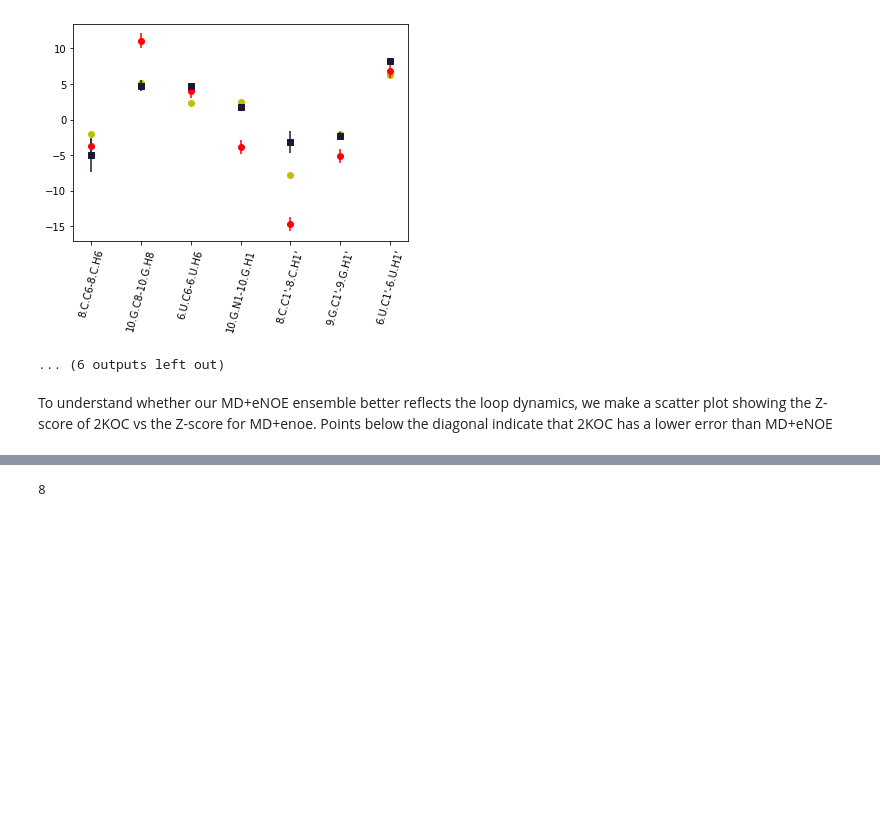
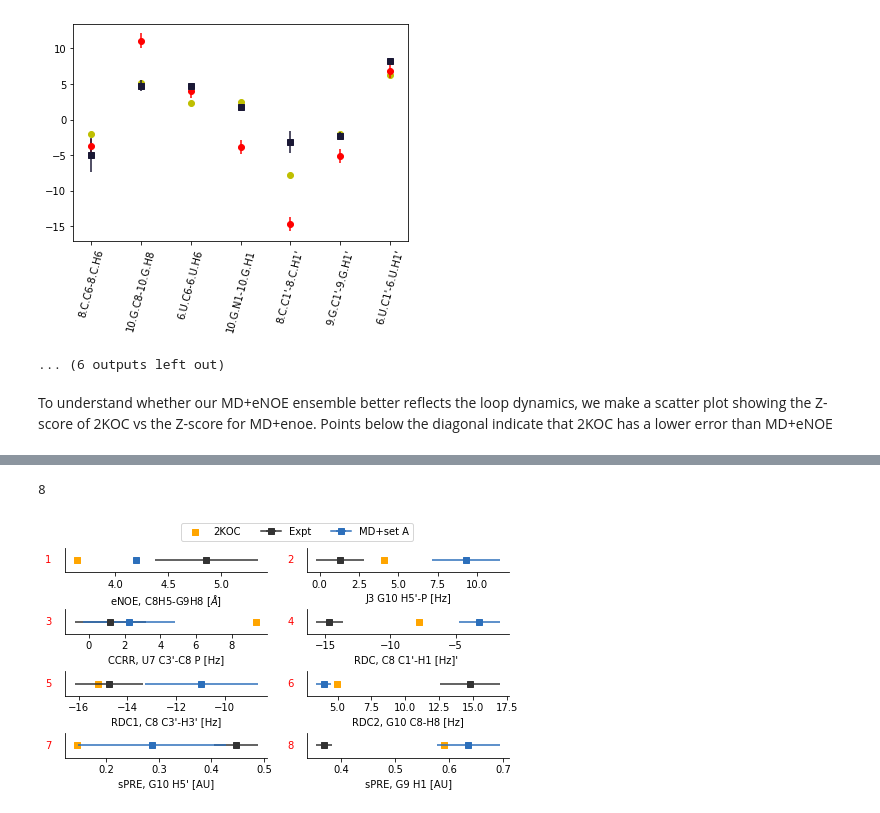
Before and after one commit to KULL-Centre/papers, a Jupyter notebook: 2020/UUCG-dynamics-Bottaro-et-al/SI4_random_forest.ipynb, the cells around one changed output, grey strips where cells are left out. Saved outputs shown, nothing was run; the diff lists cells and outputs as text; code cells hidden in the pictures; blank space fills up the shorter version.

```diff
--- a/2020/UUCG-dynamics-Bottaro-et-al/SI4_random_forest.ipynb
+++ b/2020/UUCG-dynamics-Bottaro-et-al/SI4_random_forest.ipynb
@@ -619,39 +619,40 @@ plt.close()
 import matplotlib
 import matplotlib.pyplot as plt
 
-selection_name = ["eNOE, C8H5-G9H8 [$\AA$]","J3 G10 1H5-P [Hz]","CCRR, U7C3'-C8P [Hz]","RDC, C8 C1'-H1 [Hz]' ","RDC1, C8 C3'-H3' [Hz]",\
+selection_name = ["eNOE, C8H5-G9H8 [$\AA$]","J3 G10 H5'-P [Hz]","CCRR, U7 C3'-C8 P [Hz]","RDC, C8 C1'-H1 [Hz]' ","RDC1, C8 C3'-H3' [Hz]",\
                   "RDC2, G10 C8-H8 [Hz]","sPRE, G10 H5' [AU]","sPRE, G9 H1 [AU]"]
 print(len(selection_data))
 fig, ax = plt.subplots(4,2,figsize=(7,4))
 l = 0
 plt.subplots_adjust(left=0.07, bottom=0.12, right=0.95, top=0.85, wspace=0.2, hspace=1.5)
 for i in range(4):
     for k in range(2):
         ax[i,k].errorbar(selection_data[l][0],0.5,xerr=selection_data[l][1],fmt="s-",c="0.2",label="Expt")
         #print(selection_data[i])
         ax[i,k].errorbar(selection_data[l][2],0.5,xerr=selection_data[l][3],fmt="s-",label="MD+set A",c="#2c6fbb")
         if(l==1):
-            ax[i,k].scatter(selection_data[l][4],0.5,c="orange",marker="s",label="2KOC",s=120)
+            ax[i,k].scatter(selection_data[l][4],0.5,c="orange",marker="s",label="2KOC")
         else:
             ax[i,k].scatter(selection_data[l][4],0.5,c="orange",marker="s",label="2KOC")
         if(i==0 and k == 0):
             ax[i,k].legend(ncol=3,loc=1,bbox_to_anchor=(1.75,2.2))
         ax[i,k].set_yticks([])
     #ax[i].set_yticklabels(str(i+1),color="r",fontsize=12)
         ax[i,k].spines["top"].set_visible(False)
         ax[i,k].spines["right"].set_visible(False)
         #ax[i,k].spines["left"].set_visible(False)
         xm = ax[i,k].get_xlim()[0]
         xr = np.abs(ax[i,k].get_xlim()[1]-xm)
         ax[i,k].text(xm-0.1*xr,0.5,"%s" % (str(l+1)),va="center",ha="left",color="r",fontsize=10)
         ax[i,k].set_xlabel(selection_name[l])
     #ax[i].spines["left"].set_visible(False)
 
         l += 1
 
 plt.savefig("figures/figure6.pdf")
 plt.savefig("figures/figure6.png",dpi=600)
-#plt.show()
+plt.show()
 plt.close()
 # %% [output]
 8
+[figure, added]
```
Also changed, not shown: parts of 2 cells of this notebook, 16 other files.
